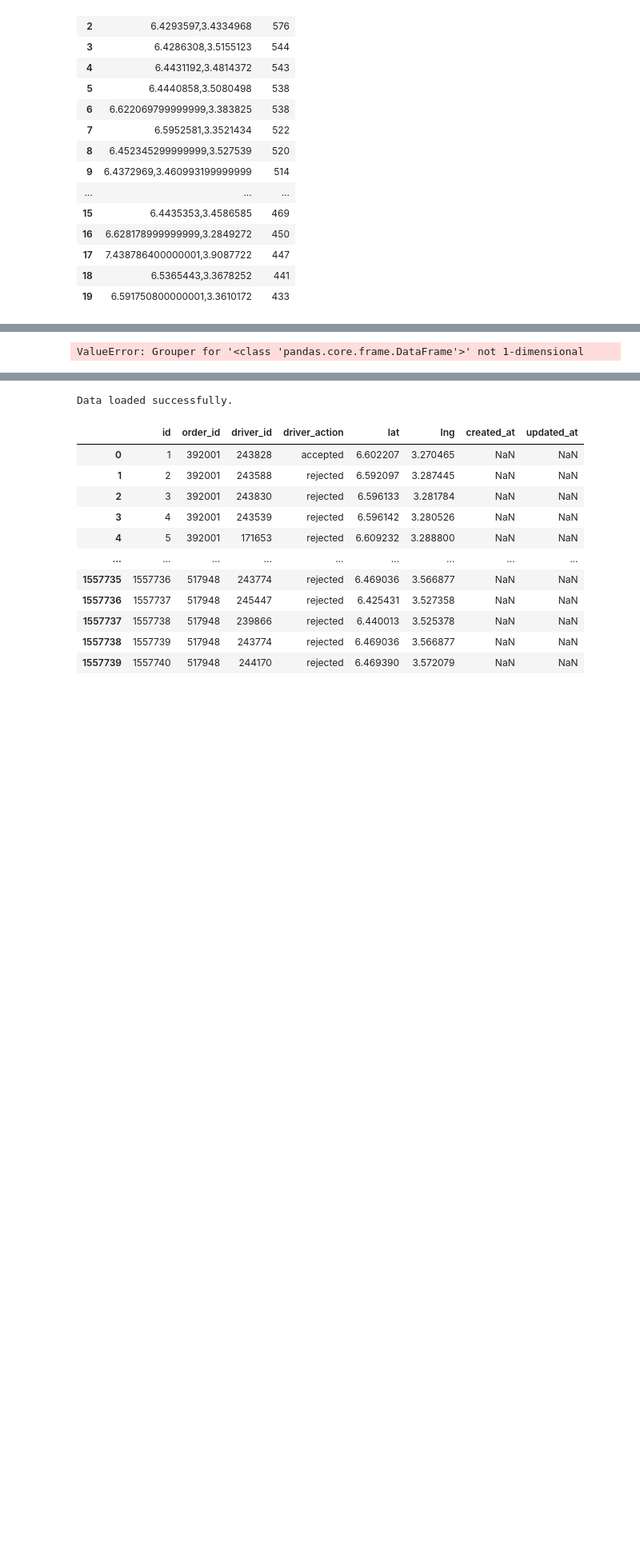
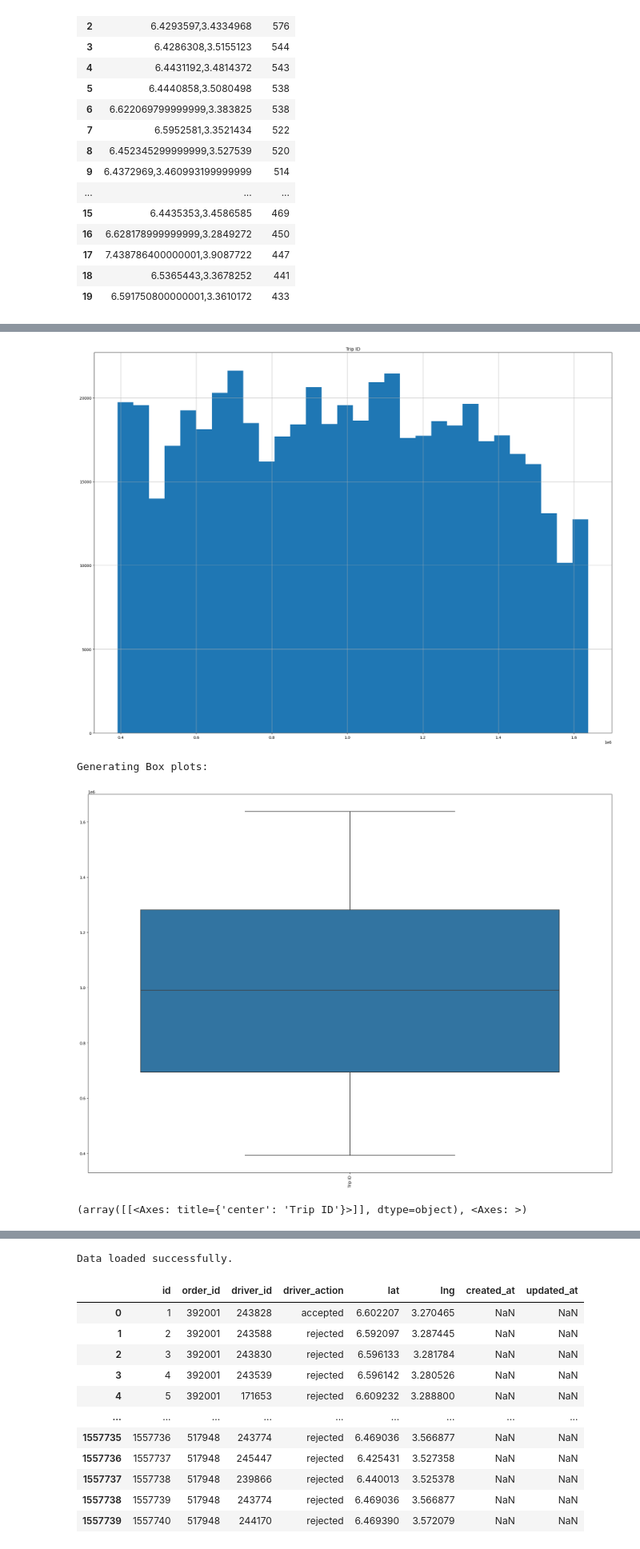
Before and after one commit to jadmassu/logistic_optimization, a Jupyter notebook: notebook/eda.ipynb, the cells around one changed output, grey strips where cells are left out. Shown at 80% size. Saved outputs shown, nothing was run; the diff lists cells and outputs as text; code cells hidden in the pictures; blank space fills up the shorter version.

```diff
--- a/notebook/eda.ipynb
+++ b/notebook/eda.ipynb
@@ -12,7 +13,7 @@ import scripts.eda as eda
 # %% [markdown]
 # Completed orders table
 # %%
-path = rpath + "/data/nb.csv"
+path = rpath + "/data/raw/nb.csv"
 order = util.load_data(path)
 # %% [output]
 Data loaded successfully.
@@ -149,4 +241,7 @@ TypeError: ExploratoryDataAnalysis.value_counts_summary() missing 1 required pos
-# %%
-exp.value_counts_summary(order,"Trip Origin","Trip Destination")
-# %% [output]
-ValueError: Grouper for '<class 'pandas.core.frame.DataFrame'>' not 1-dimensional
+# %%
+exp.univariate_analysis()
+# %% [output]
+[figure, added]
+Generating Box plots:
+[figure, added]
+(array([[<Axes: title={'center': 'Trip ID'}>]], dtype=object), <Axes: >)
```
Also changed, not shown: parts of 34 cells of this notebook, 5 other files.
